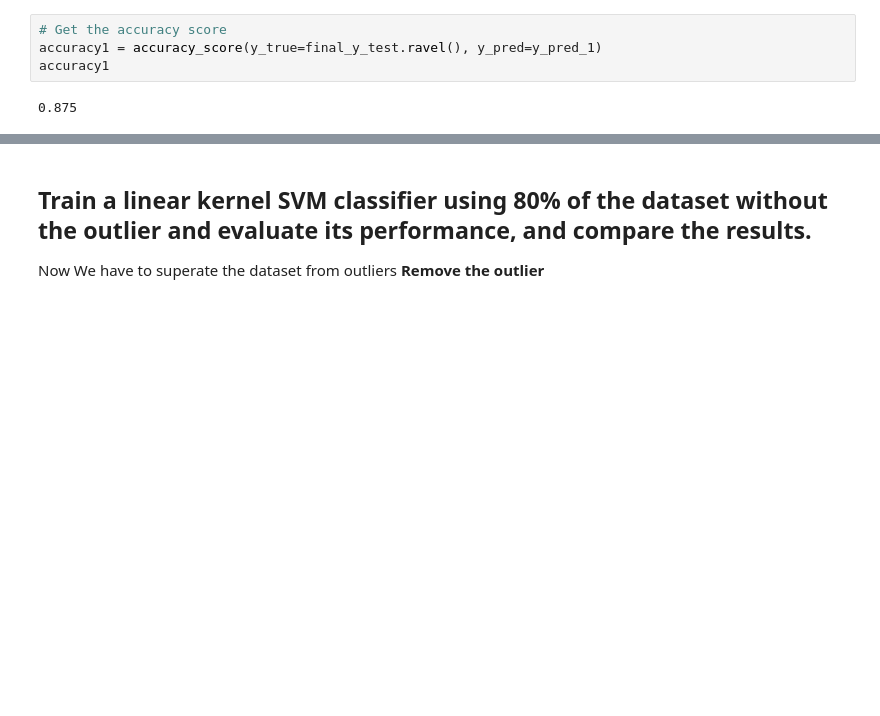
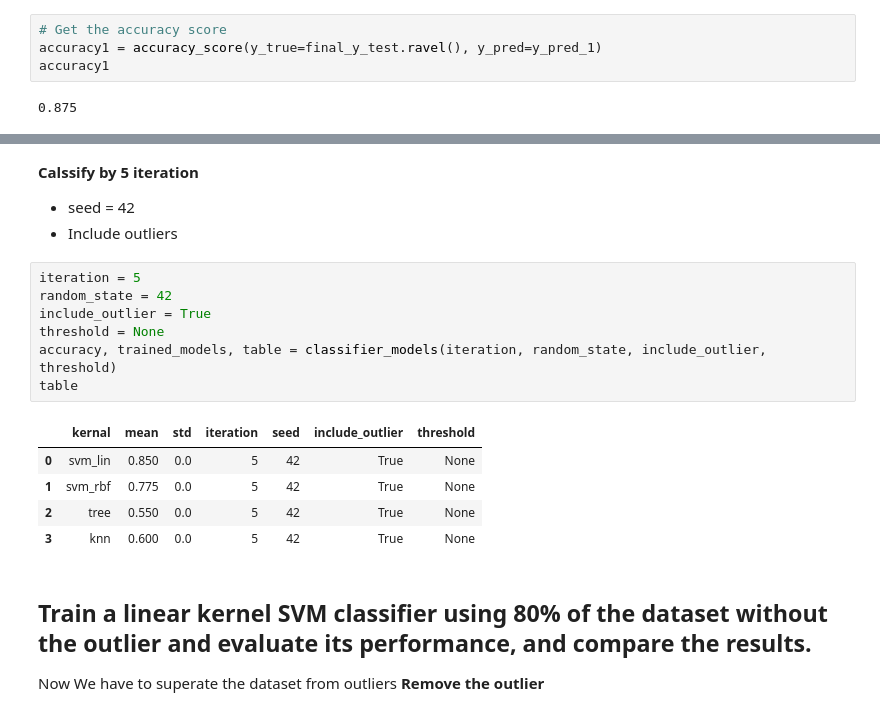
Before and after one commit to nawroz-m/ML_learning, a Jupyter notebook: G5_EGG.ipynb, the cells around one changed output, grey strips where cells are left out. Cells and saved outputs as stored; diff of their text form; blank space fills up the shorter version.

```diff
--- a/G5_EGG.ipynb
+++ b/G5_EGG.ipynb
@@ -258,3 +363,20 @@ accuracy1
+# %% [markdown]
+**Calssify by 5 iteration**
+- seed = 42
+- Include outliers
+# %%
+iteration = 5
+random_state = 42
+include_outlier = True
+threshold = None
+accuracy, trained_models, table = classifier_models(iteration, random_state, include_outlier, threshold)
+table
+# %% [output]
+|  | kernal | mean | std | iteration | seed | include_outlier | threshold |
+| 0 | svm_lin | 0.850 | 0.0 | 5 | 42 | True | None |
+| 1 | svm_rbf | 0.775 | 0.0 | 5 | 42 | True | None |
+| 2 | tree | 0.550 | 0.0 | 5 | 42 | True | None |
+| 3 | knn | 0.600 | 0.0 | 5 | 42 | True | None |
 # %% [markdown]
 ## Train a linear kernel SVM classifier using 80% of the dataset **without** the outlier and evaluate its performance, and compare the results.
 
```
Also changed, not shown: parts of 20 cells of this notebook.
